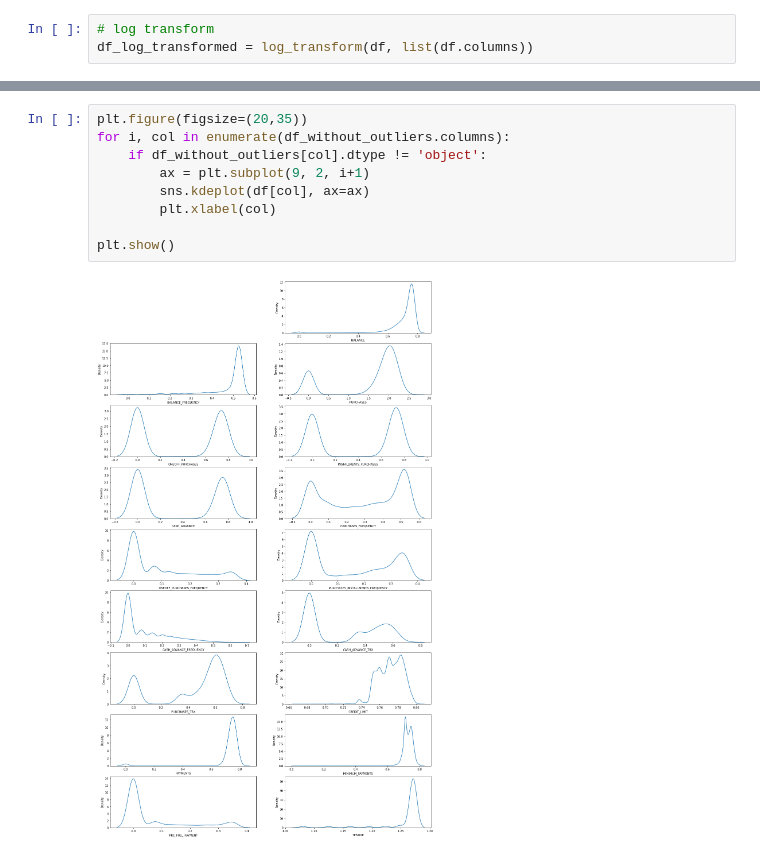
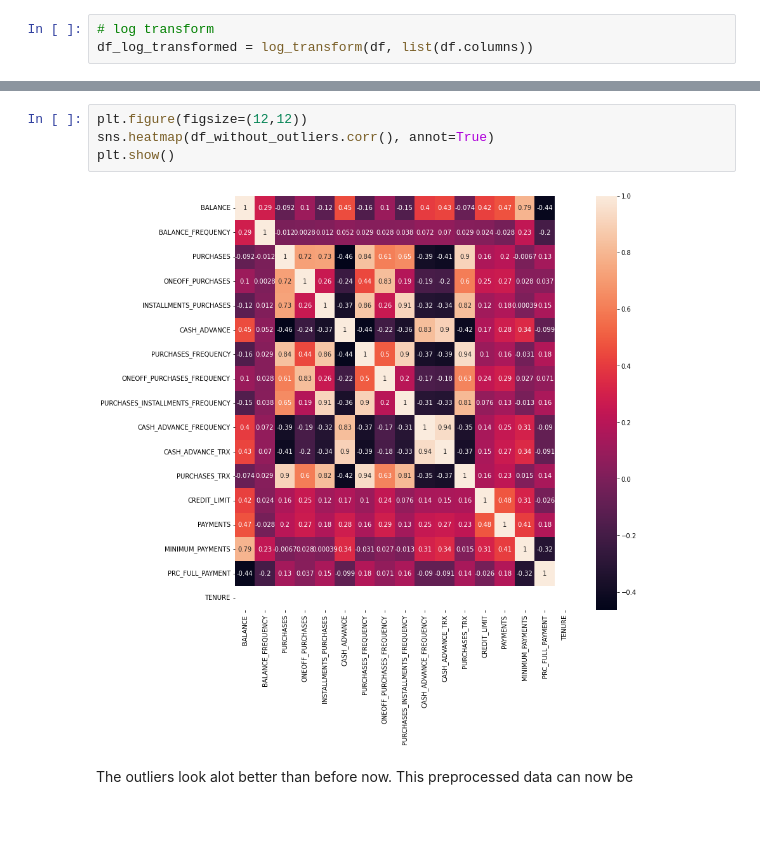
Before and after one commit to kasun61/credit-card-clustering, a Jupyter notebook: notebooks/preprocessing.ipynb, the cells around one changed output, grey strips where cells are left out. Drawn from its saved outputs; the diff is of its cells as text; blank space fills up the shorter version.

```diff
--- a/notebooks/preprocessing.ipynb
+++ b/notebooks/preprocessing.ipynb
@@ -126,11 +155,8 @@ df_without_outliers.boxplot(figsize=(20,10));
-# %%
-plt.figure(figsize=(20,35))
-for i, col in enumerate(df_without_outliers.columns):
-    if df_without_outliers[col].dtype != 'object':
-        ax = plt.subplot(9, 2, i+1)
-        sns.kdeplot(df[col], ax=ax)
-        plt.xlabel(col)
-
-plt.show()
-# %% [output]
-[figure, removed]
+# %%
+plt.figure(figsize=(12,12))
+sns.heatmap(df_without_outliers.corr(), annot=True)
+plt.show()
+# %% [output]
+[figure, added]
+# %% [markdown]
+The outliers look alot better than before now. This preprocessed data can now be
```
Also changed, not shown: parts of 14 cells of this notebook, 2 other files.
